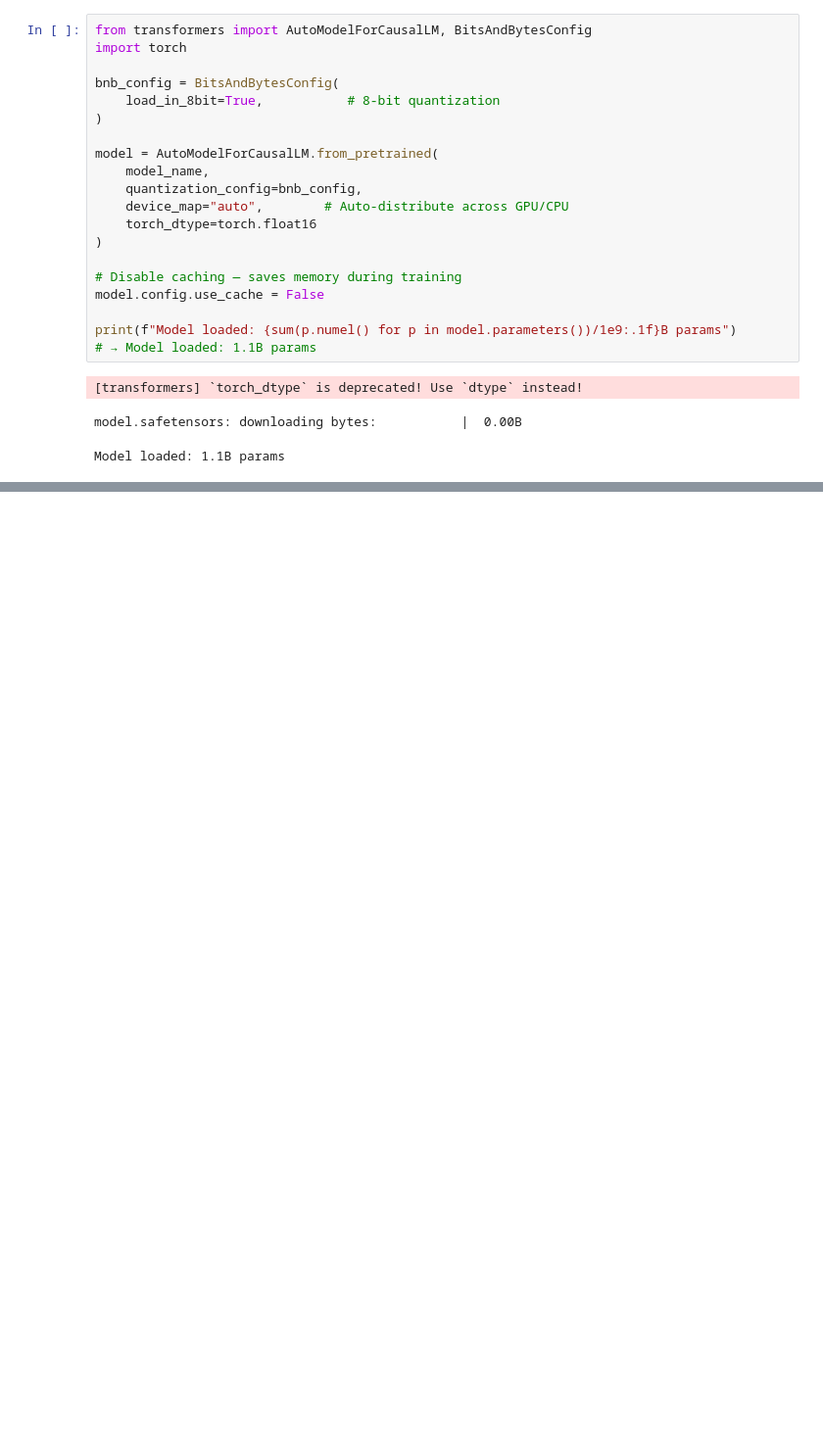
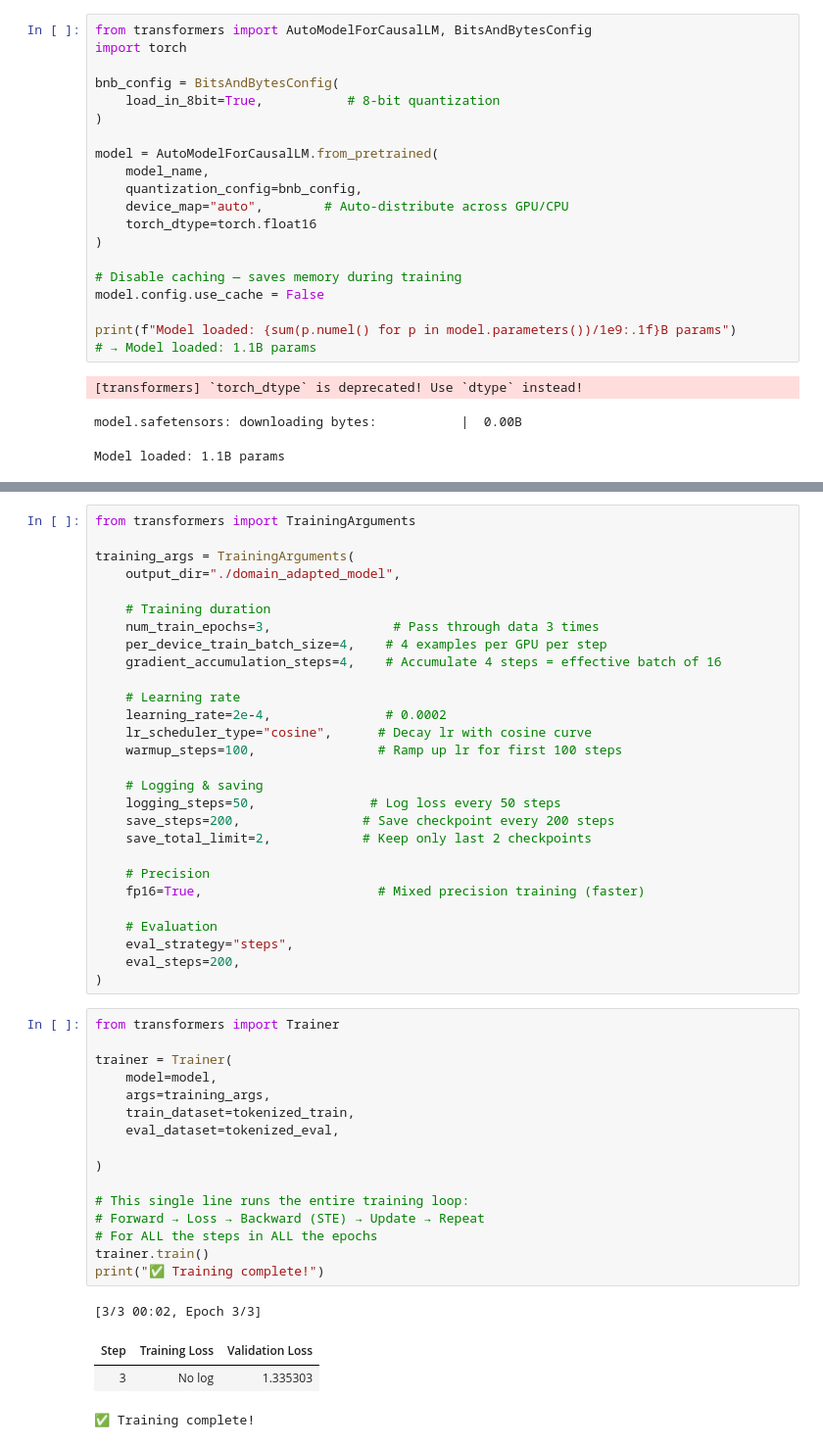
Before and after one commit to ashokmulchandani/Fine_tuning-ML-Pipleine--Synthetic_Data-Ashok-1, a Jupyter notebook: Phase_4_Non_Instructional_Fine_Tuning.ipynb, the cells around one changed output, grey strips where cells are left out. Shown at 98% size. Saved outputs shown, nothing was run; the diff lists cells and outputs as text; blank space fills up the shorter version.

```diff
--- a/Phase_4_Non_Instructional_Fine_Tuning.ipynb
+++ b/Phase_4_Non_Instructional_Fine_Tuning.ipynb
@@ -216,0 +238,49 @@ Model loaded: 1.1B params
+# %%
+from transformers import TrainingArguments
+
+training_args = TrainingArguments(
+    output_dir="./domain_adapted_model",
+
+    # Training duration
+    num_train_epochs=3,                # Pass through data 3 times
+    per_device_train_batch_size=4,    # 4 examples per GPU per step
+    gradient_accumulation_steps=4,    # Accumulate 4 steps = effective batch of 16
+
+    # Learning rate
+    learning_rate=2e-4,               # 0.0002
+    lr_scheduler_type="cosine",      # Decay lr with cosine curve
+    warmup_steps=100,                # Ramp up lr for first 100 steps
+
+    # Logging & saving
+    logging_steps=50,               # Log loss every 50 steps
+    save_steps=200,                # Save checkpoint every 200 steps
+    save_total_limit=2,            # Keep only last 2 checkpoints
+
+    # Precision
+    fp16=True,                       # Mixed precision training (faster)
+
+    # Evaluation
+    eval_strategy="steps",
+    eval_steps=200,
+)
+# %%
+from transformers import Trainer
+
+trainer = Trainer(
+    model=model,
+    args=training_args,
+    train_dataset=tokenized_train,
+    eval_dataset=tokenized_eval,
+
+)
+
+# This single line runs the entire training loop:
+# Forward → Loss → Backward (STE) → Update → Repeat
+# For ALL the steps in ALL the epochs
+trainer.train()
+print("✅ Training complete!")
+# %% [output]
+[3/3 00:02, Epoch 3/3]
+| Step | Training Loss | Validation Loss |
+| 3 | No log | 1.335303 |
+✅ Training complete!
```
Also changed, not shown: parts of 4 cells of this notebook.
